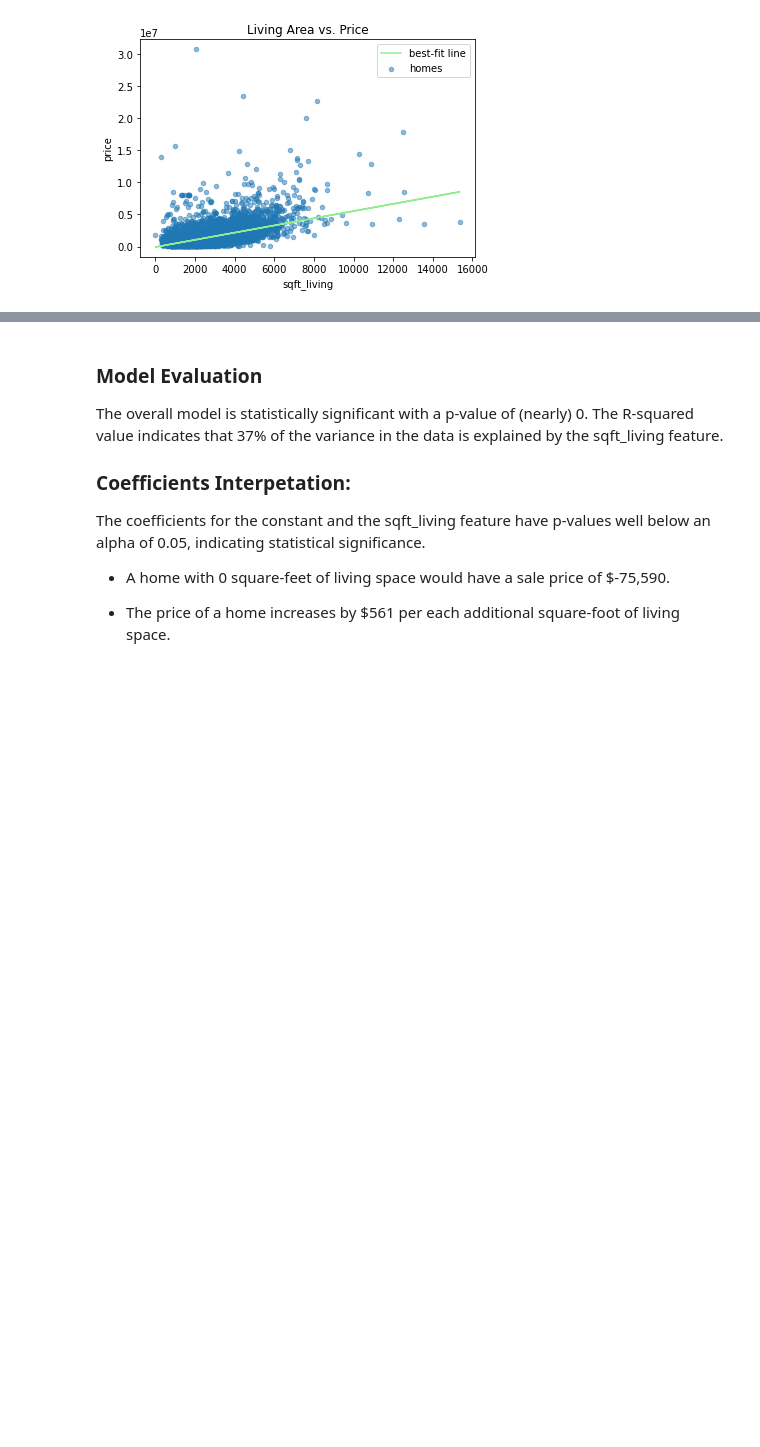
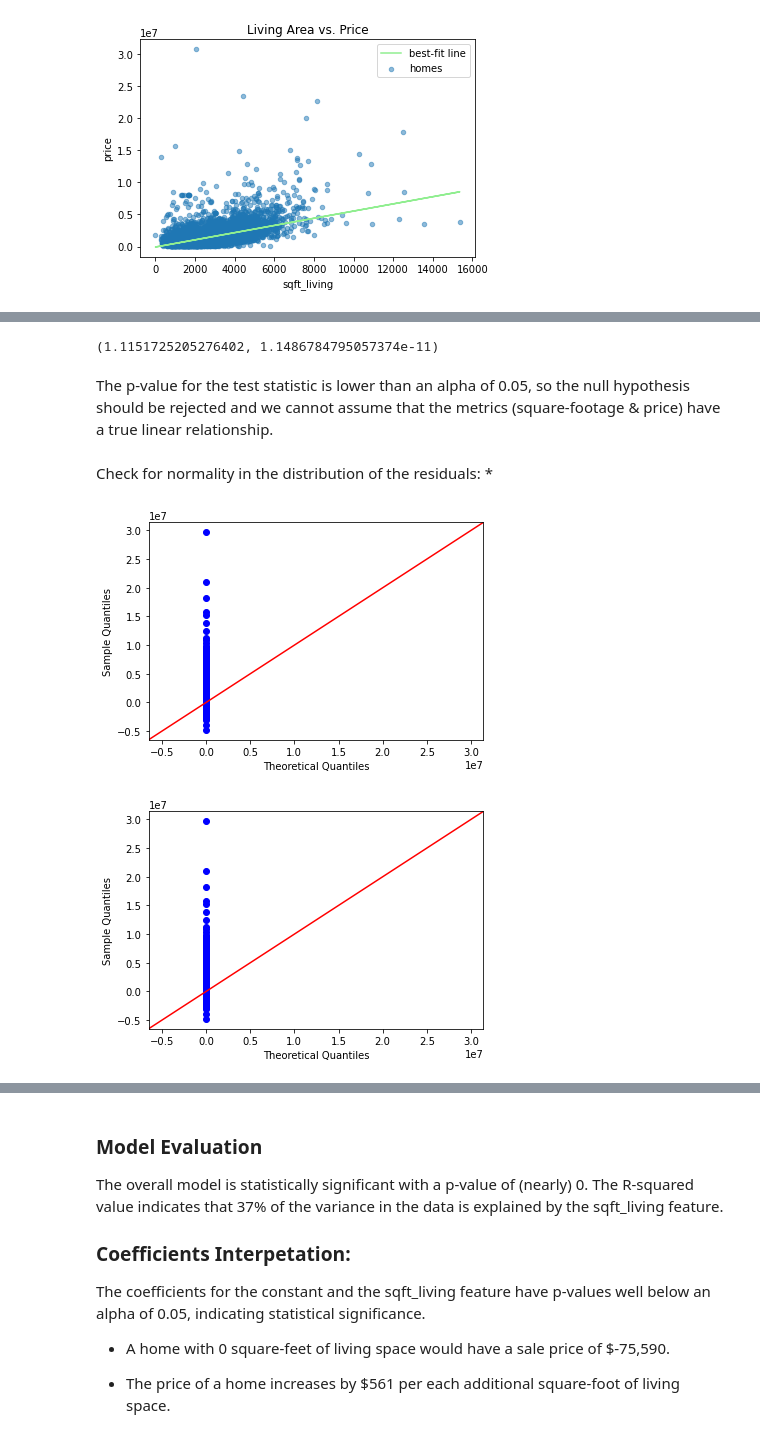
Before and after one commit to terminalcoder/Home-Features-Analysis, a Jupyter notebook: student.ipynb, the cells around one changed output, grey strips where cells are left out. Saved outputs shown, nothing was run; the diff lists cells and outputs as text; code cells hidden in the pictures; blank space fills up the shorter version.

```diff
--- a/student.ipynb
+++ b/student.ipynb
@@ -173,0 +181,15 @@ strong multicollinearity or other numerical problems.
+# %%
+# evaluate the model results with linear_rainbow to return test statistic & p-value
+linear_rainbow(baseline_results)
+# %% [output]
+(1.1151725205276402, 1.1486784795057374e-11)
+# %% [markdown]
+The p-value for the test statistic is lower than an alpha of 0.05, so the null hypothesis should be rejected and we cannot assume that the metrics (square-footage & price) have a true linear relationship.
+# %% [markdown]
+Check for normality in the distribution of the residuals:
+*
+# %%
+sm.graphics.qqplot(baseline_results.resid, dist=stats.norm, line= '45')
+# %% [output]
+[figure, added]
+[figure, added]
```
Also changed, not shown: parts of 9 cells of this notebook.
